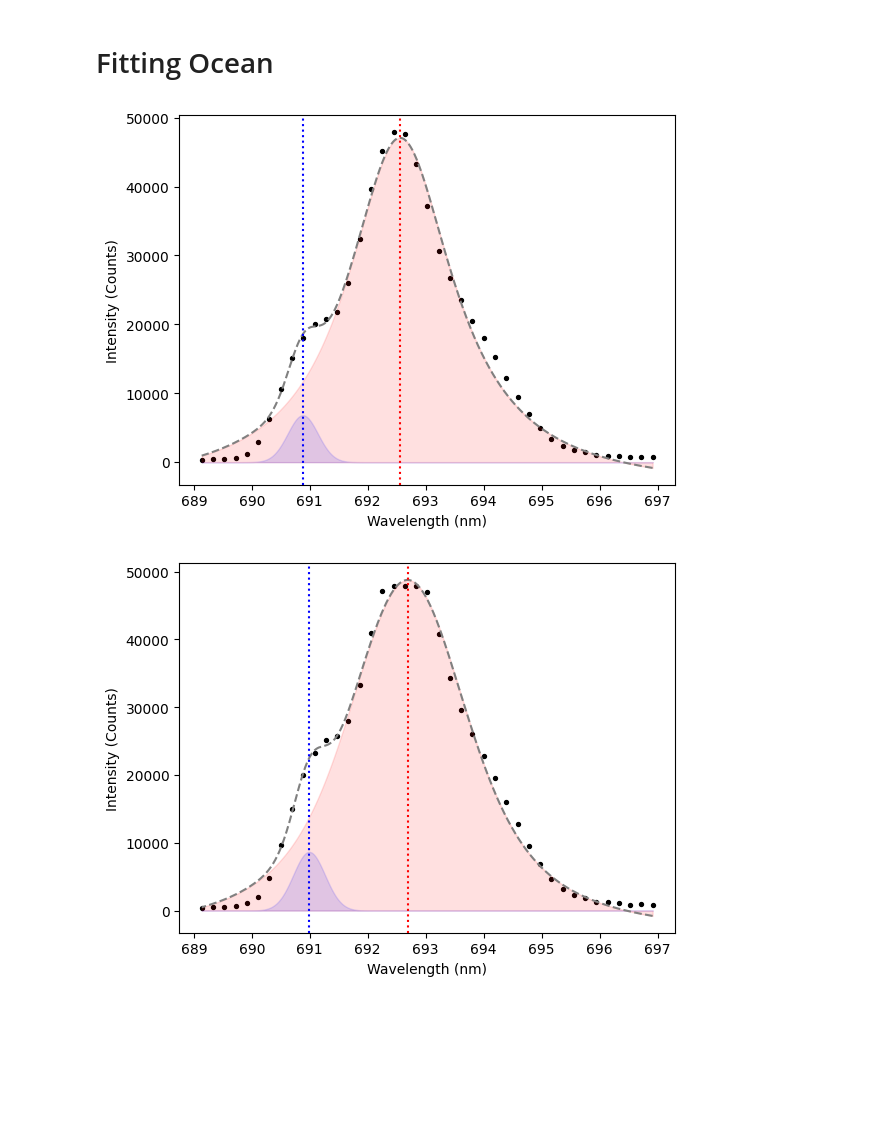
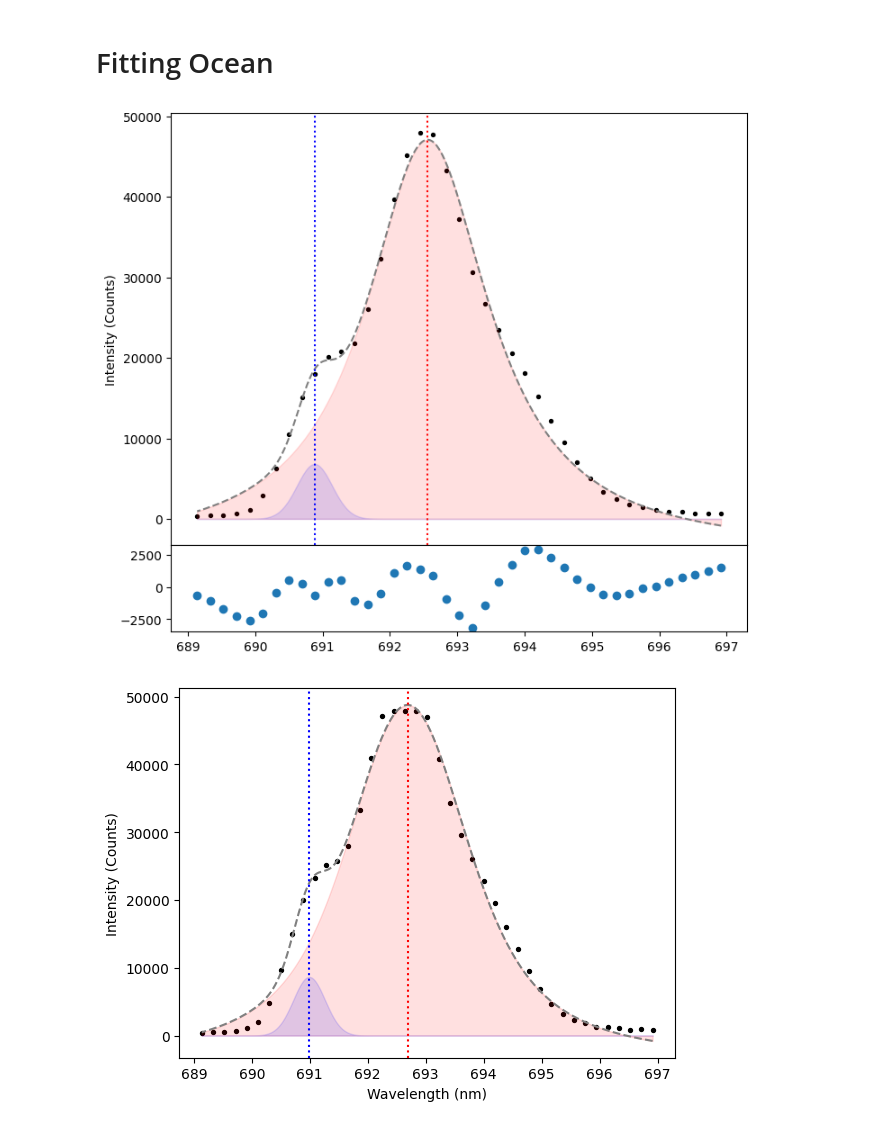
Before and after one commit to Sebastian426/Advanced-Lab-Code, a Jupyter notebook: Main_Results_Plots/Careful_Fits_Results_Table.ipynb, the cells around one changed output. Drawn from its saved outputs; the diff is of its cells as text; code cells hidden in the pictures; blank space fills up the shorter version.

Commit message:
Main emission spectra plot created

```diff
--- a/Main_Results_Plots/Careful_Fits_Results_Table.ipynb
+++ b/Main_Results_Plots/Careful_Fits_Results_Table.ipynb
@@ -454,35 +454,39 @@ pop_ocean_77, cov_ocean_77 = curve_fit(voigt_model_double,
                                        x_ocean_masked[0],
                                        y_ocean_masked[0],
                                        p0=p0_ocean_77,
                                        bounds=bounds_ocean_77,
                                        maxfev=10000)
 
 x_fit_77 = np.linspace(x_ocean_masked[0][-1], x_ocean_masked[0][0], 10000)
 
 pop_R1_ocean_77 = [pop_ocean_77[0], pop_ocean_77[1], pop_ocean_77[2], pop_ocean_77[3], pop_ocean_77[-1]]
 R1_ocean_77 = voigt_profile_single(x_fit_77, *pop_R1_ocean_77)
 
 pop_R2_ocean_77 = [pop_ocean_77[4], pop_ocean_77[5] + pop_ocean_77[1], pop_ocean_77[6], pop_ocean_77[7], 0]
 R2_ocean_77 = voigt_profile_single(x_fit_77, *pop_R2_ocean_77)
 
 cov_R1_ocean_77 = [cov_ocean_77[0][0], cov_ocean_77[1][1], cov_ocean_77[2][2], cov_ocean_77[3][3], cov_ocean_77[-1][-1]]
 cov_R2_ocean_77 = [cov_ocean_77[4][4], cov_ocean_77[5][5] + cov_ocean_77[1][1], cov_ocean_77[6][6], cov_ocean_77[7][7], 0]
 
-plt.figure(1)
+fig = plt.figure(1)
+fig.add_axes([0,0,1,1])
 plt.scatter(x_ocean_masked[0], y_ocean_masked[0], marker='o', color="black", s=8)
 plt.plot(x_fit_77, voigt_model_double(x_fit_77, *pop_ocean_77), color="grey", linestyle="--")
 
 plt.fill_between(x_fit_77, R1_ocean_77, 0, color="red", alpha=0.12)
 plt.fill_between(x_fit_77, R2_ocean_77, 0, color="blue", alpha=0.12)
 
 plt.axvline(pop_R1_ocean_77[1], color="red", linestyle=":")
 plt.axvline(pop_R2_ocean_77[1], color="blue", linestyle=":")
 
 plt.xlabel("Wavelength (nm)")
 plt.ylabel("Intensity (Counts)")
+
+fig.add_axes([0,-0.2,1,0.2])
+plt.scatter(x_ocean_masked[0],(y_ocean_masked[0]-voigt_model_double(x_ocean_masked[0], *pop_ocean_77)))
 plt.show()
 # %% [output]
-[figure, old version]
+[figure, new version]
 # %%
 ####
 # 147
```
Also changed, not shown: parts of 8 cells of this notebook, 8 other files.
